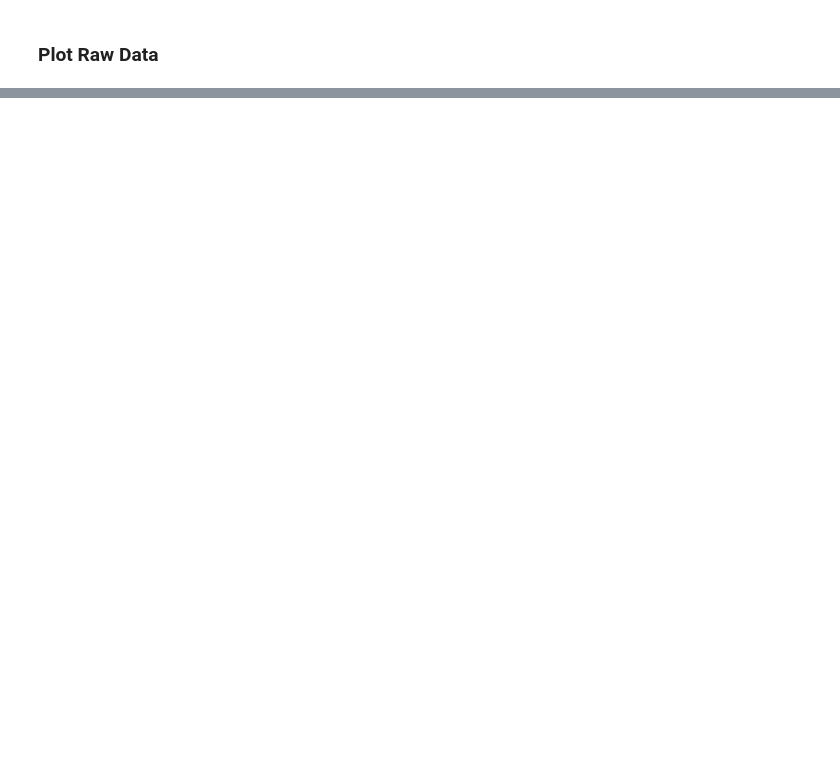
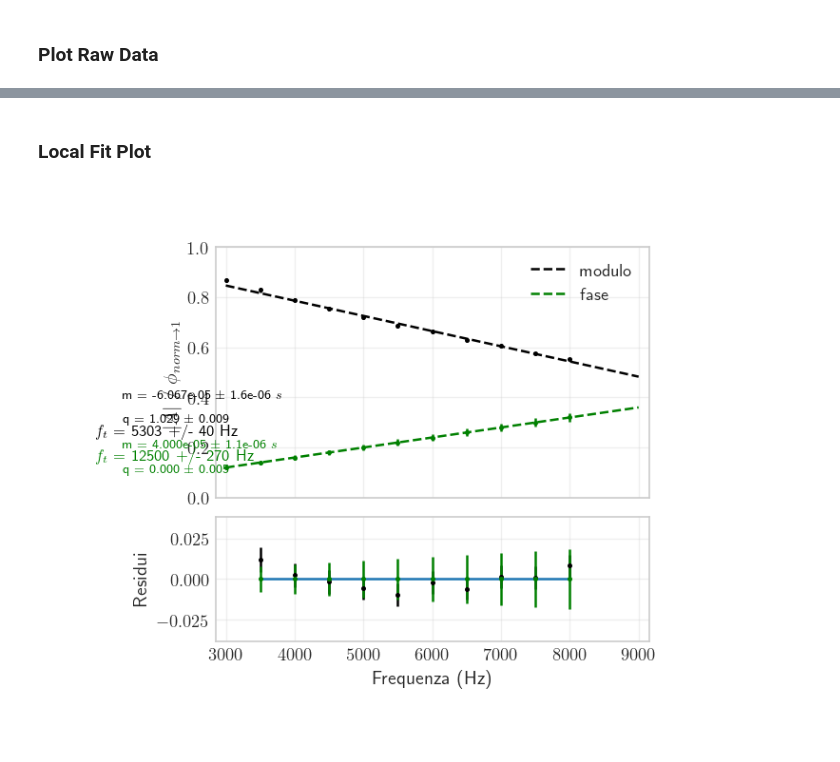
Before and after one commit to bagnolino/PhysicsLab, a Jupyter notebook: RC_freq/code/RC_freq_analysis.ipynb, the cells around one changed output, grey strips where cells are left out. Saved outputs shown, nothing was run; the diff lists cells and outputs as text; code cells hidden in the pictures; blank space fills up the shorter version.

```diff
--- a/RC_freq/code/RC_freq_analysis.ipynb
+++ b/RC_freq/code/RC_freq_analysis.ipynb
@@ -75,0 +101,18 @@ plt.show()
+# %%
+# Define the model function for the fit
+def fit_lin(x,m,q):
+    fitval = m * x + q
+    return fitval
+# %%
+# Define the data for the fit
+# Select the data points for the fit (f_min < f_data < f_max)
+x = f_data[(f_data > f_min) & (f_data < f_max)]
+y = A_data[(f_data > f_min) & (f_data < f_max)]
+z = phi_data[(f_data > f_min) & (f_data < f_max)]
+y_err = A_err[(f_data > f_min) & (f_data < f_max)]
+z_err = phi_errL[(f_data > f_min) & (f_data < f_max)]
+N = len(x)
+
+# Fit the data using curve_fit
+popt_A, pcov_A = curve_fit(fit_lin, x, y, sigma=y_err,p0=[-0.1, 1], method='lm', absolute_sigma=True)
+popt_phi, pcov_phi = curve_fit(fit_lin, x, z, sigma=z_err,p0=[0.1, 0], method='lm', absolute_sigma=True)
@@ -75,0 +172,32 @@ plt.show()
+# %% [markdown]
+### Local Fit Plot
+# %%
+x_fit = np.linspace(f_min, f_max, 1000)
+fig, ax = plt.subplots(2, 1, figsize=(5, 4), sharex=True, constrained_layout=True, height_ratios=[2, 1])
+ax[0].plot(x_fit, fit_lin(x_fit, *popt_A), label='modulo', linestyle='--', color='black')
+ax[0].plot(x_fit, fit_lin(x_fit, *popt_phi), label='fase', linestyle='dashed', color='green')
+ax[0].errorbar(f_data, A_data, yerr=A_err, fmt='o', ms=2, color='black')  # , label=r'data'
+ax[0].errorbar(f_data, phi_data, yerr=phi_errL, fmt='o', ms=2, color='green')  # , label=r'data'
+ax[0].set_xlim(f_min - 300 / 2, f_max + 300 / 2)
+ax[0].set_ylim(0, 1)
+ax[0].legend(loc='upper right')
+ax[0].set_ylabel(r'$\left|A\right|$ / $\phi_{norm \to 1}$')
+ax[0].text(1500, 0.4, r'm = {a:.3e} $\pm$ {b:.1e} $s$'.format(a=popt_A[0], b=perr_A[0]), size=8, color='black')
+ax[0].text(1500, 0.3, r'q = {c:.3f} $\pm$ {d:.3f}'.format(c=popt_A[1], d=perr_A[1]), size=8, color='black')
+ax[0].text(1500, 0.2, r'm = {a:.3e} $\pm$ {b:.1e} $s$'.format(a=popt_phi[0], b=perr_phi[0]), size=8, color='green')
+ax[0].text(1500, 0.1, r'q = {c:.3f} $\pm$ {d:.3f}'.format(c=popt_phi[1], d=perr_phi[1]), size=8, color='green')
+
+ax[0].text(1100, 0.15, r'$f_t$ = {e:.0f} +/- {d:.0f} Hz'.format(e=ft_phi, d=err_ft_phi), size=10, color='green')
+ax[0].text(1100, 0.25, r'$f_t$ = {e:.0f} +/- {d:.0f} Hz'.format(e=ft_A, d=err_ft_A), size=10, color='black')
+
+ax[1].errorbar(x, residuA, yerr=y_err, fmt='o', label=r'modulo', ms=2, color='black')
+ax[1].errorbar(x, residuphi, yerr=z_err, fmt='o', label=r'fase ', ms=2, color='green')
+R_ylim = np.std(residuA) * 5 + np.max(y_err)
+ax[1].set_ylim([-1 * R_ylim, R_ylim])
+ax[1].set_ylabel(r'Residui')
+ax[1].set_xlabel(r'Frequenza (Hz)', loc='center')
+ax[1].plot(x, np.zeros(N))
+
+plt.savefig(f'../output/{project_name}_localfit.png')
+# %% [output]
+[figure, added]
```
Also changed, not shown: parts of 9 cells of this notebook, 6 other files.
